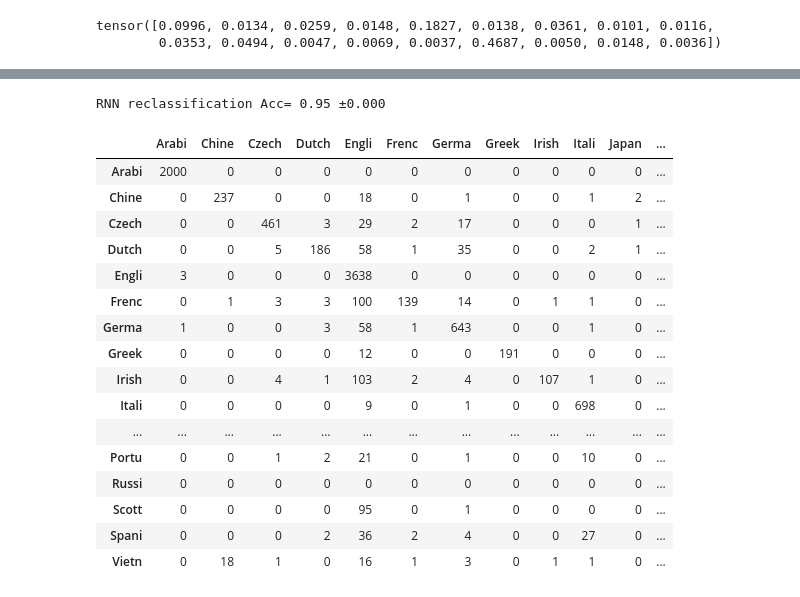
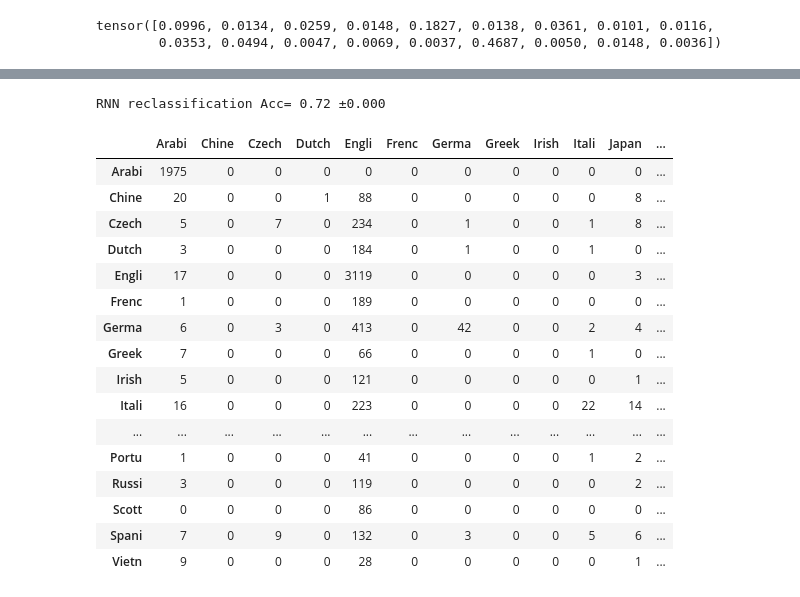
Before and after one commit to g3n3ralb3n-wp/92nd-MORS-AI-Tutorial, a Jupyter notebook: activities/Machine_Learning_Activity.ipynb, the cells around one changed output, grey strips where cells are left out. Drawn from its saved outputs; the diff is of its cells as text; code cells hidden in the pictures.

```diff
--- a/activities/Machine_Learning_Activity.ipynb
+++ b/activities/Machine_Learning_Activity.ipynb
@@ -532,6 +496,6 @@ class PyTorchRNN(nn.Module):  # One hidden layer
                     sys.stderr.flush()
         return self
 # %%
-lstm = PyTorchRNN(256, epochs=2000, eta=0.005, batch_size=N, weight=WEIGHTS).to(Device)
+lstm = PyTorchRNN(256, epochs=100, eta=0.005, batch_size=N, weight=WEIGHTS).to(Device) #make epochs larger if you want better accuracy
 lstm.fit(X, y, info=True) ;
 # %% [output]
@@ -542,7 +506,7 @@ Acc = np.sum(np.array(y_pred) == np.array(y.cpu()))/len(y_pred)
 
 print(f'RNN reclassification Acc= {np.mean(Acc):.2f} {chr(177)}{np.std(Acc):.3f}')
 # %% [output]
-RNN reclassification Acc= 0.95 ±0.000
+RNN reclassification Acc= 0.72 ±0.000
 # %%
 # printing the confusion matrix below
 def get_cm(_y, _p):
@@ -552,23 +516,23 @@ def get_cm(_y, _p):
     return pd.DataFrame(cm, index=[_[:5] for _ in yNames], columns=[_[:5] for _ in yNames])
 # %%
 df_ = get_cm(y.cpu(), y_pred)
-df_[:10].to_markdown('table0602.md')
+df_[:10].to_markdown('../images/table0602.md')
 df_
 # %% [output]
 |  | Arabi | Chine | Czech | Dutch | Engli | Frenc | Germa | Greek | Irish | Itali | Japan | ... |
-| Arabi | 2000 | 0 | 0 | 0 | 0 | 0 | 0 | 0 | 0 | 0 | 0 | ... |
-| Chine | 0 | 237 | 0 | 0 | 18 | 0 | 1 | 0 | 0 | 1 | 2 | ... |
-| Czech | 0 | 0 | 461 | 3 | 29 | 2 | 17 | 0 | 0 | 0 | 1 | ... |
-| Dutch | 0 | 0 | 5 | 186 | 58 | 1 | 35 | 0 | 0 | 2 | 1 | ... |
-| Engli | 3 | 0 | 0 | 0 | 3638 | 0 | 0 | 0 | 0 | 0 | 0 | ... |
-| Frenc | 0 | 1 | 3 | 3 | 100 | 139 | 14 | 0 | 1 | 1 | 0 | ... |
-| Germa | 1 | 0 | 0 | 3 | 58 | 1 | 643 | 0 | 0 | 1 | 0 | ... |
-| Greek | 0 | 0 | 0 | 0 | 12 | 0 | 0 | 191 | 0 | 0 | 0 | ... |
-| Irish | 0 | 0 | 4 | 1 | 103 | 2 | 4 | 0 | 107 | 1 | 0 | ... |
-| Itali | 0 | 0 | 0 | 0 | 9 | 0 | 1 | 0 | 0 | 698 | 0 | ... |
+| Arabi | 1975 | 0 | 0 | 0 | 0 | 0 | 0 | 0 | 0 | 0 | 0 | ... |
+| Chine | 20 | 0 | 0 | 1 | 88 | 0 | 0 | 0 | 0 | 0 | 8 | ... |
+| Czech | 5 | 0 | 7 | 0 | 234 | 0 | 1 | 0 | 0 | 1 | 8 | ... |
+| Dutch | 3 | 0 | 0 | 0 | 184 | 0 | 1 | 0 | 0 | 1 | 0 | ... |
+| Engli | 17 | 0 | 0 | 0 | 3119 | 0 | 0 | 0 | 0 | 0 | 3 | ... |
+| Frenc | 1 | 0 | 0 | 0 | 189 | 0 | 0 | 0 | 0 | 0 | 0 | ... |
+| Germa | 6 | 0 | 3 | 0 | 413 | 0 | 42 | 0 | 0 | 2 | 4 | ... |
+| Greek | 7 | 0 | 0 | 0 | 66 | 0 | 0 | 0 | 0 | 1 | 0 | ... |
+| Irish | 5 | 0 | 0 | 0 | 121 | 0 | 0 | 0 | 0 | 0 | 1 | ... |
+| Itali | 16 | 0 | 0 | 0 | 223 | 0 | 0 | 0 | 0 | 22 | 14 | ... |
 | ... | ... | ... | ... | ... | ... | ... | ... | ... | ... | ... | ... | ... |
-| Portu | 0 | 0 | 1 | 2 | 21 | 0 | 1 | 0 | 0 | 10 | 0 | ... |
-| Russi | 0 | 0 | 0 | 0 | 0 | 0 | 0 | 0 | 0 | 0 | 0 | ... |
-| Scott | 0 | 0 | 0 | 0 | 95 | 0 | 1 | 0 | 0 | 0 | 0 | ... |
-| Spani | 0 | 0 | 0 | 2 | 36 | 2 | 4 | 0 | 0 | 27 | 0 | ... |
-| Vietn | 0 | 18 | 1 | 0 | 16 | 1 | 3 | 0 | 1 | 1 | 0 | ... |
+| Portu | 1 | 0 | 0 | 0 | 41 | 0 | 0 | 0 | 0 | 1 | 2 | ... |
+| Russi | 3 | 0 | 0 | 0 | 119 | 0 | 0 | 0 | 0 | 0 | 2 | ... |
+| Scott | 0 | 0 | 0 | 0 | 86 | 0 | 0 | 0 | 0 | 0 | 0 | ... |
+| Spani | 7 | 0 | 9 | 0 | 132 | 0 | 3 | 0 | 0 | 5 | 6 | ... |
+| Vietn | 9 | 0 | 0 | 0 | 28 | 0 | 0 | 0 | 0 | 0 | 1 | ... |
```
Also changed, not shown: parts of 15 cells of this notebook.
